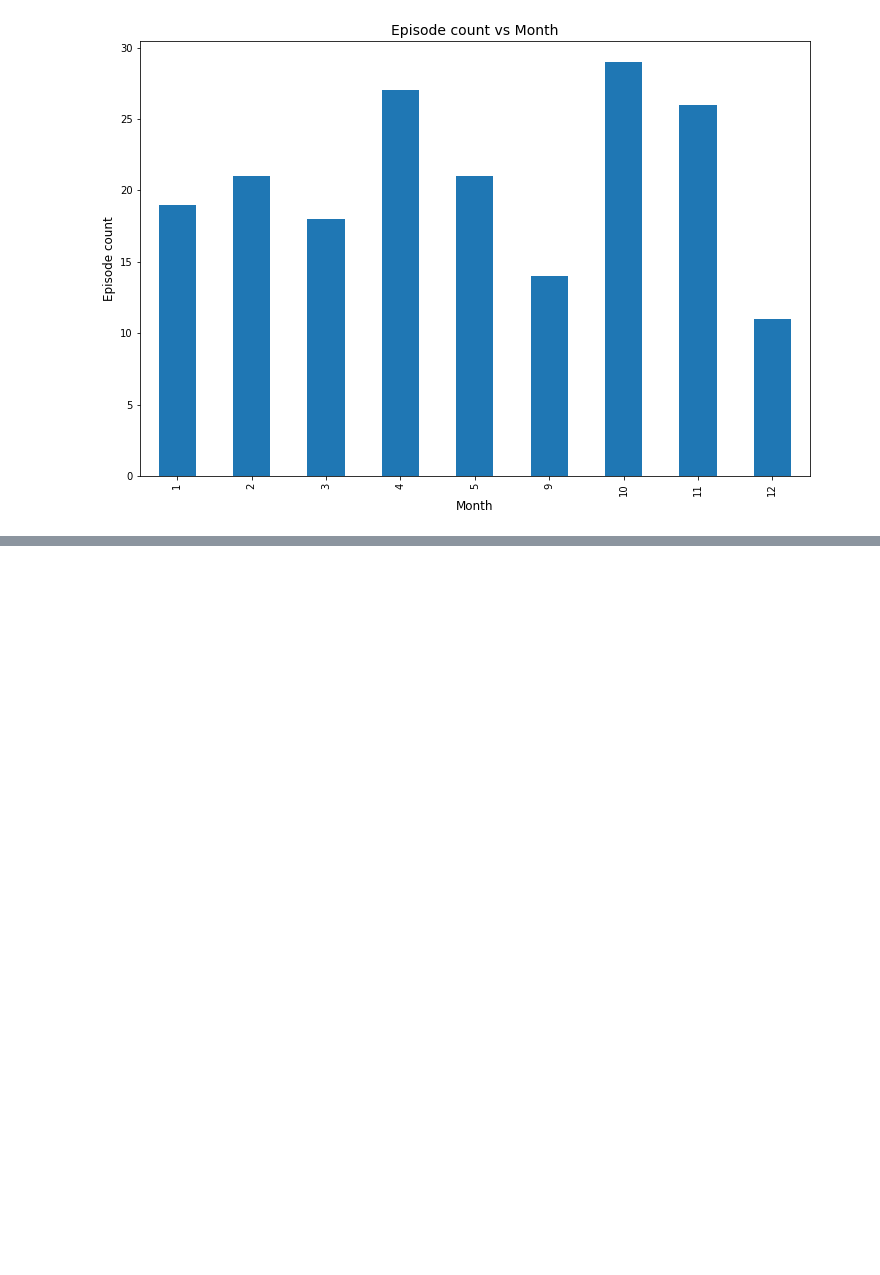
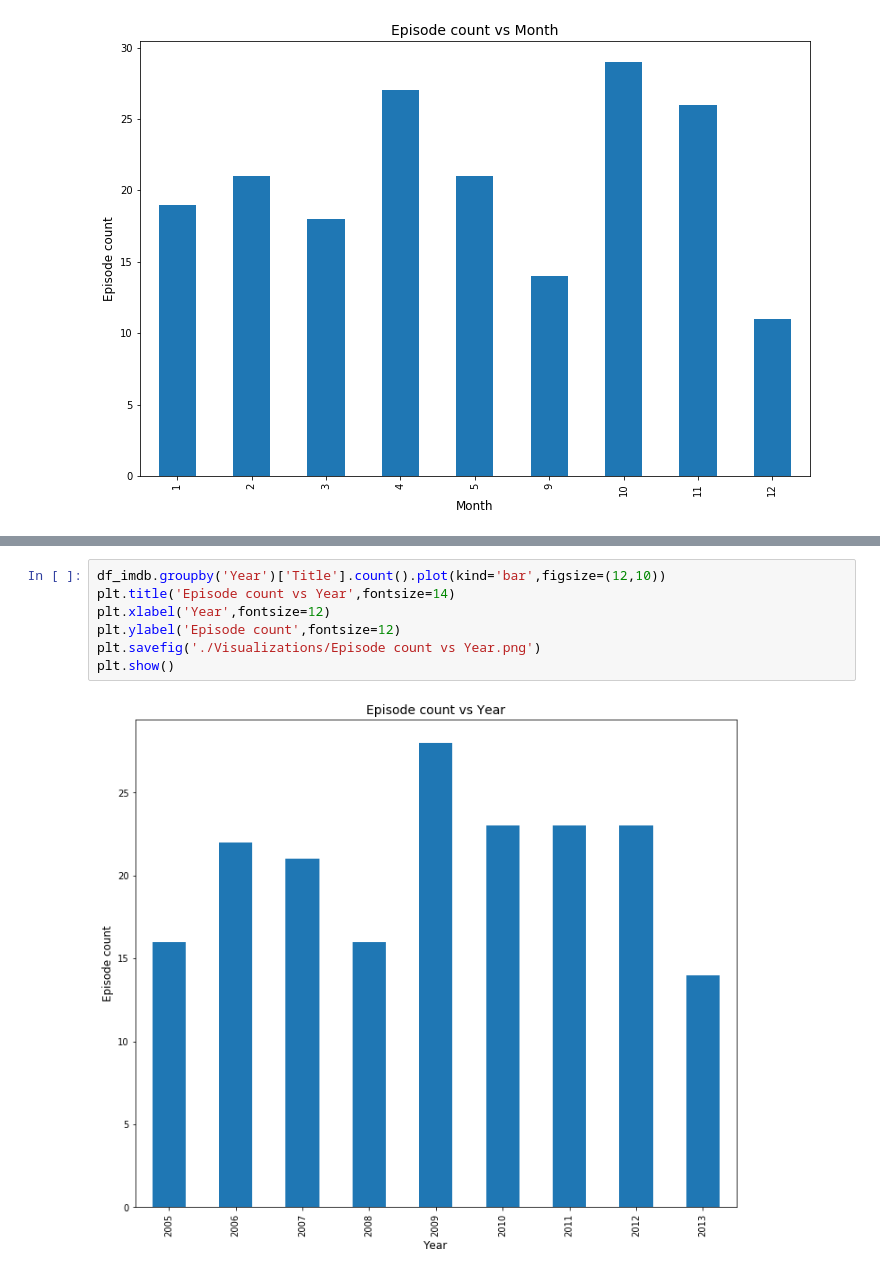
Before and after one commit to rameez471/The-Office-Dataset, a Jupyter notebook: EDA.ipynb, the cells around one changed output, grey strips where cells are left out. Drawn from its saved outputs; the diff is of its cells as text; blank space fills up the shorter version.

```diff
--- a/EDA.ipynb
+++ b/EDA.ipynb
@@ -784,0 +799,9 @@ plt.plot()
+# %%
+df_imdb.groupby('Year')['Title'].count().plot(kind='bar',figsize=(12,10))
+plt.title('Episode count vs Year',fontsize=14)
+plt.xlabel('Year',fontsize=12)
+plt.ylabel('Episode count',fontsize=12)
+plt.savefig('./Visualizations/Episode count vs Year.png')
+plt.show()
+# %% [output]
+[figure, added]
```
Also changed, not shown: parts of 39 cells of this notebook, 8 other files.
